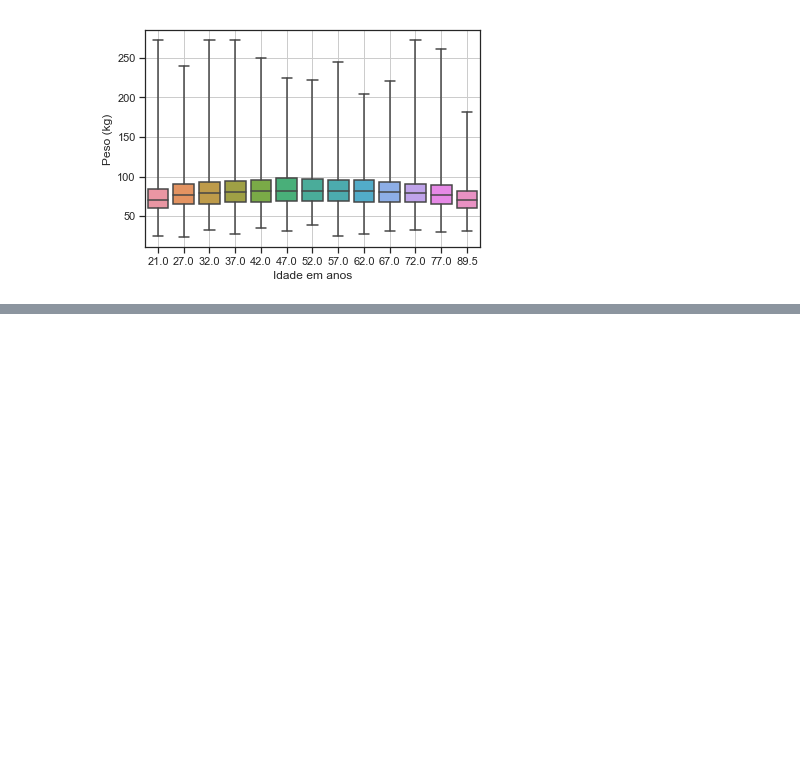
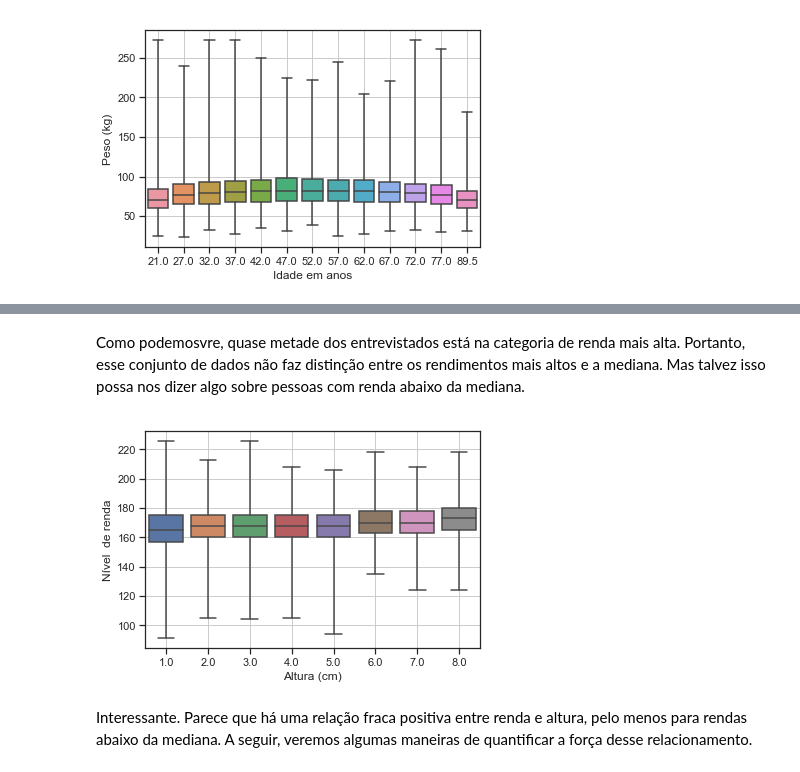
Before and after one commit to plbalmeida/aed-Py, a Jupyter notebook: aed-Py.ipynb, the cells around one changed output, grey strips where cells are left out. Cells and saved outputs as stored; diff of their text form; code cells hidden in the pictures; blank space fills up the shorter version.

```diff
--- a/aed-Py.ipynb
+++ b/aed-Py.ipynb
@@ -698,0 +724,13 @@ plt.show()
+# %% [markdown]
+Como podemosvre, quase metade dos entrevistados está na categoria de renda mais alta. Portanto, esse conjunto de dados não faz distinção entre os rendimentos mais altos e a mediana. Mas talvez isso possa nos dizer algo sobre pessoas com renda abaixo da mediana.
+# %%
+data = brfss.dropna(subset=['INCOME2','HTM4']) # removando dados faltantes (missing values)
+sns.boxplot(x='INCOME2', y='HTM4', data=data, whis=10)
+plt.xlabel('Altura (cm)')
+plt.ylabel('Nível  de renda')
+plt.grid()
+plt.show()
+# %% [output]
+[figure, added]
+# %% [markdown]
+Interessante. Parece que há uma relação fraca positiva entre renda e altura, pelo menos para rendas abaixo da mediana. A seguir, veremos algumas maneiras de quantificar a força desse relacionamento.
```
Also changed, not shown: parts of 62 cells of this notebook.
